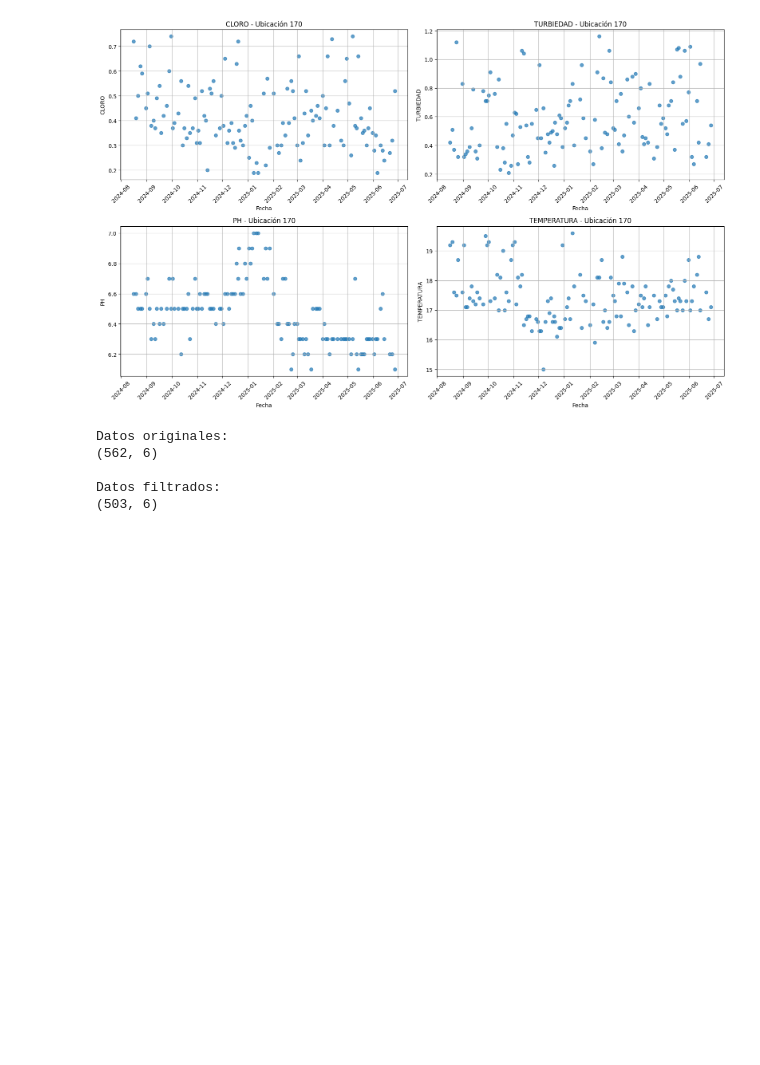
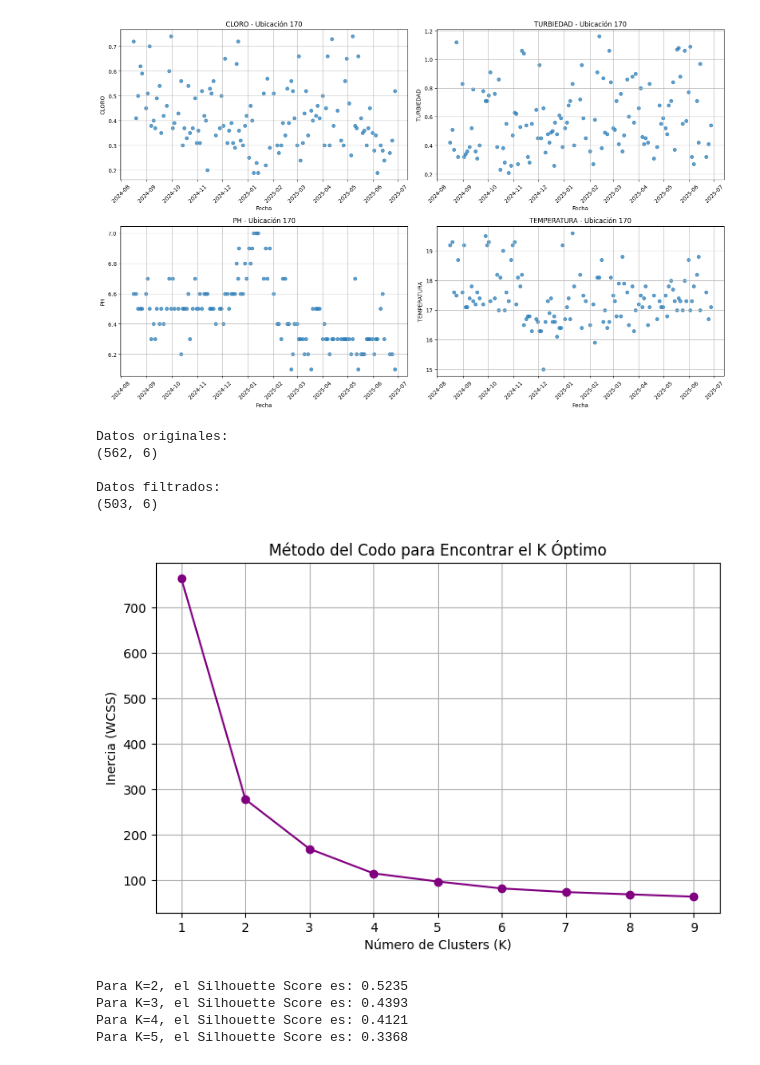
Before and after one commit to adriiuux/Analysis-of-drinking-water-parameters, a Jupyter notebook: análisisCalidadAgua.ipynb, the cells around one changed output. Cells and saved outputs as stored; diff of their text form; code cells hidden in the pictures; blank space fills up the shorter version.

Commit message:
Cluster
modificaciones en el las bibliotecas y gráficos de los K, y revisión estadística

```diff
--- a/análisisCalidadAgua.ipynb
+++ b/análisisCalidadAgua.ipynb
@@ -325,3 +355,36 @@ Datos originales:
 
 Datos filtrados:
 (503, 6)
+# %%
+
+#silhouse score (sugiere k =2)
+inercia = []
+K_opciones = range(1, 10)
+
+for k in K_opciones:
+    kmeans = KMeans(n_clusters=k, random_state=42)
+    kmeans.fit(df_kmeans[['CLORO', 'TURBIEDAD', 'PH', 'TEMPERATURA']])
+    inercia.append(kmeans.inertia_)
+
+# Graficar el kodo
+plt.figure(figsize=(8, 5))
+plt.plot(K_opciones, inercia, marker='o', color='purple')
+plt.xlabel('Número de Clusters (K)')
+plt.ylabel('Inercia (WCSS)')
+plt.title('Método del Codo para Encontrar el K Óptimo')
+plt.grid(True)
+plt.show()
+# %% [output]
+[figure, added]
+# %%
+#Metodo del codo sugiere k = 3
+for k in range(2, 6):
+    kmeans = KMeans(n_clusters=k, random_state=42)
+    labels = kmeans.fit_predict(df_kmeans[['CLORO', 'TURBIEDAD', 'PH', 'TEMPERATURA']])
+    score = silhouette_score(df_kmeans[['CLORO', 'TURBIEDAD', 'PH', 'TEMPERATURA']], labels)
+    print(f"Para K={k}, el Silhouette Score es: {score:.4f}")
+# %% [output]
+Para K=2, el Silhouette Score es: 0.5235
+Para K=3, el Silhouette Score es: 0.4393
+Para K=4, el Silhouette Score es: 0.4121
+Para K=5, el Silhouette Score es: 0.3368
```
Also changed, not shown: parts of 3 cells of this notebook.
